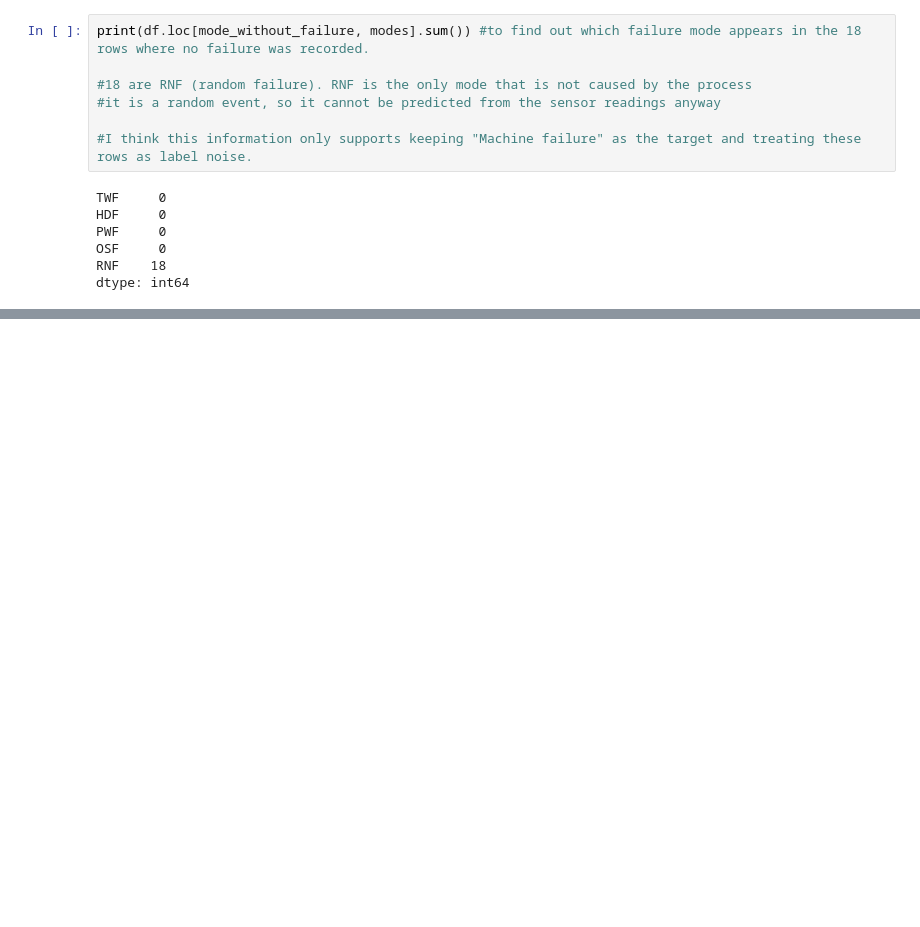
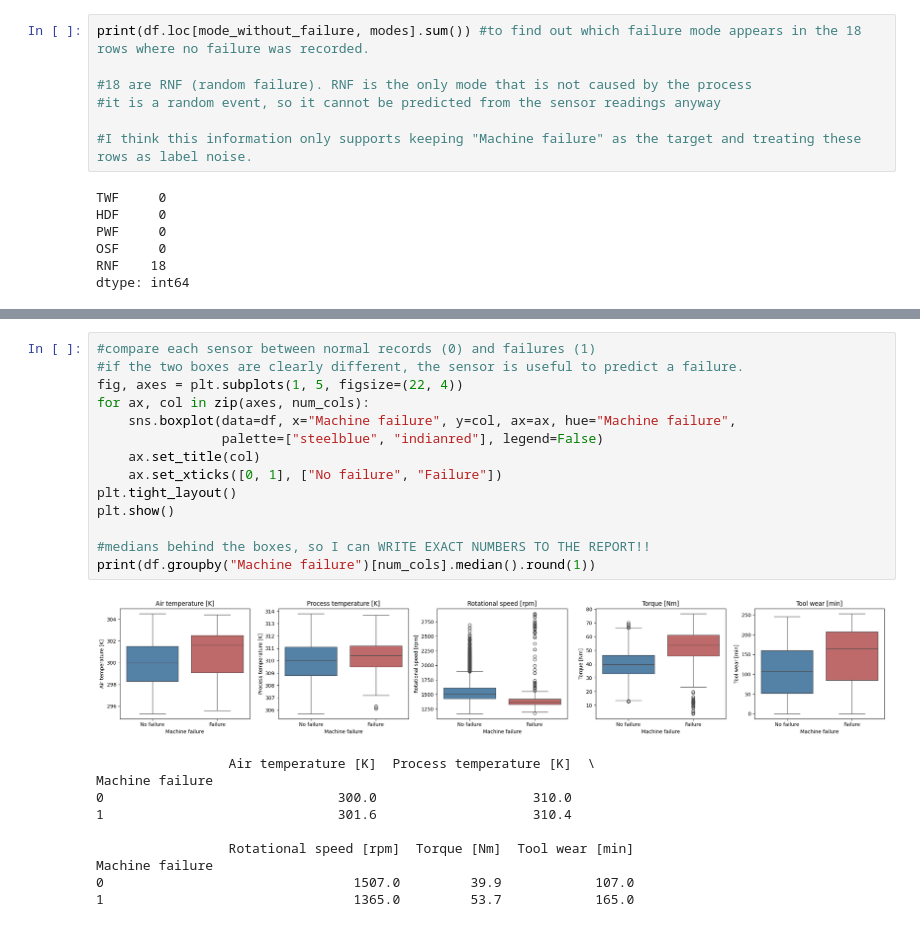
Before and after one commit to serraozkasap/ml-ai4i-predictive-maintenance, a Jupyter notebook: ai4i_predictive_maintenance.ipynb, the cells around one changed output, grey strips where cells are left out. Saved outputs shown, nothing was run; the diff lists cells and outputs as text; blank space fills up the shorter version.

```diff
--- a/ai4i_predictive_maintenance.ipynb
+++ b/ai4i_predictive_maintenance.ipynb
@@ -195,0 +249,25 @@ dtype: int64
+# %%
+#compare each sensor between normal records (0) and failures (1)
+#if the two boxes are clearly different, the sensor is useful to predict a failure.
+fig, axes = plt.subplots(1, 5, figsize=(22, 4))
+for ax, col in zip(axes, num_cols):
+    sns.boxplot(data=df, x="Machine failure", y=col, ax=ax, hue="Machine failure",
+                palette=["steelblue", "indianred"], legend=False)
+    ax.set_title(col)
+    ax.set_xticks([0, 1], ["No failure", "Failure"])
+plt.tight_layout()
+plt.show()
+
+#medians behind the boxes, so I can WRITE EXACT NUMBERS TO THE REPORT!!
+print(df.groupby("Machine failure")[num_cols].median().round(1))
+# %% [output]
+[figure, added]
+                 Air temperature [K]  Process temperature [K]  \
+Machine failure
+0                              300.0                    310.0
+1                              301.6                    310.4
+
+                 Rotational speed [rpm]  Torque [Nm]  Tool wear [min]
+Machine failure
+0                                1507.0         39.9            107.0
+1                                1365.0         53.7            165.0
```
Also changed, not shown: parts of 7 cells of this notebook.
